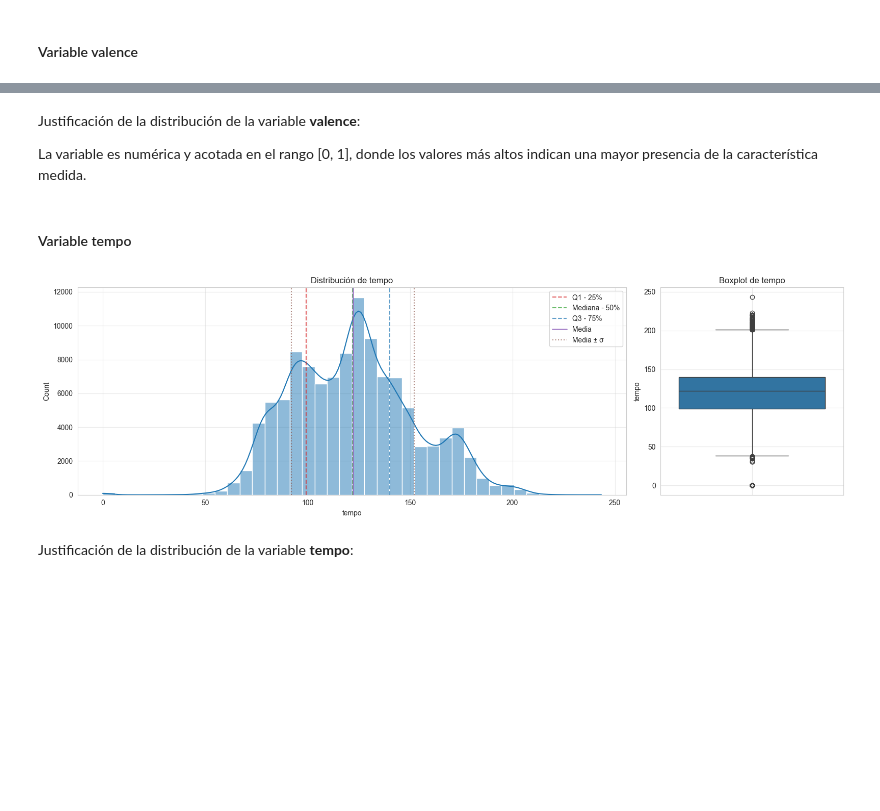
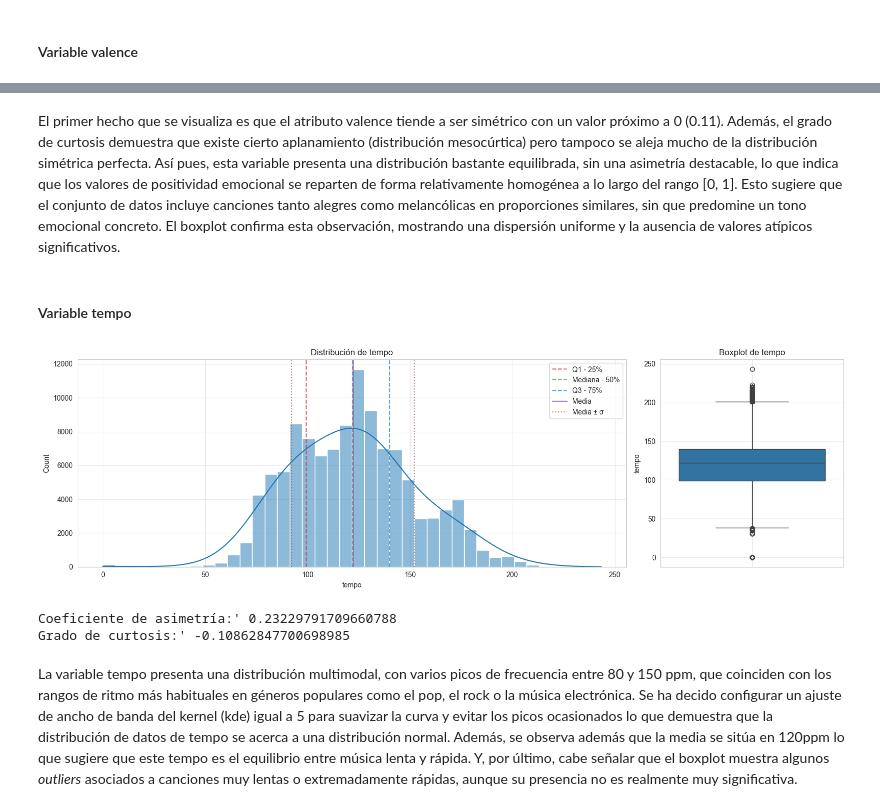
Before and after one commit to marcfernandezpereiraUOC/TFG, a Jupyter notebook: 01_exploracion.ipynb, the cells around one changed output, grey strips where cells are left out. Drawn from its saved outputs; the diff is of its cells as text; code cells hidden in the pictures; blank space fills up the shorter version.

Commit message:
Fin de distribuciones numéricas

```diff
--- a/01_exploracion.ipynb
+++ b/01_exploracion.ipynb
@@ -341,14 +356,15 @@ plot_distribution(num_df, 'valence')
 # %% [markdown]
-Justificación de la distribución de la variable **valence**:
-
-
-La variable es numérica y acotada en el rango [0, 1], donde los valores más altos indican una mayor presencia de la característica medida.
+El primer hecho que se visualiza es que el atributo valence tiende a ser simétrico con un valor próximo a 0 (0.11). Además, el grado de curtosis demuestra que existe cierto aplanamiento (distribución mesocúrtica) pero tampoco se aleja mucho de la distribución simétrica perfecta. Así pues, esta variable presenta una distribución bastante equilibrada, sin una asimetría destacable, lo que indica que los valores de positividad emocional se reparten de forma relativamente homogénea a lo largo del rango [0, 1]. Esto sugiere que el conjunto de datos incluye canciones tanto alegres como melancólicas en proporciones similares, sin que predomine un tono emocional concreto. El boxplot confirma esta observación, mostrando una dispersión uniforme y la ausencia de valores atípicos significativos.
 # %% [markdown]
 #### Variable tempo
 # %%
 # Distribución de tempo
-plot_distribution(num_df, 'tempo')
+plot_distribution(num_df, 'tempo', 5)
+print(f"Coeficiente de asimetría:' {get_skewness_coeficient(num_df, 'tempo')}")
+print(f"Grado de curtosis:' {get_kurtosis_coeficient(num_df, 'tempo')}")
 # %% [output]
-[figure, old version]
+[figure, new version]
+Coeficiente de asimetría:' 0.23229791709660788
+Grado de curtosis:' -0.10862847700698985
 # %% [markdown]
-Justificación de la distribución de la variable **tempo**:
+La variable tempo presenta una distribución multimodal, con varios picos de frecuencia entre 80 y 150 ppm, que coinciden con los rangos de ritmo más habituales en géneros populares como el pop, el rock o la música electrónica. Se ha decido configurar un ajuste de ancho de banda del kernel (kde) igual a 5 para suavizar la curva y evitar los picos ocasionados lo que demuestra que la distribución de datos de tempo se acerca a una distribución normal. Además, se observa además que la media se sitúa en 120ppm lo que sugiere que este tempo es el equilibrio entre música lenta y rápida. Y, por último, cabe señalar que el boxplot muestra algunos *outliers* asociados a canciones muy lentas o extremadamente rápidas, aunque su presencia no es realmente muy significativa.
```
Also changed, not shown: parts of 11 cells of this notebook.
